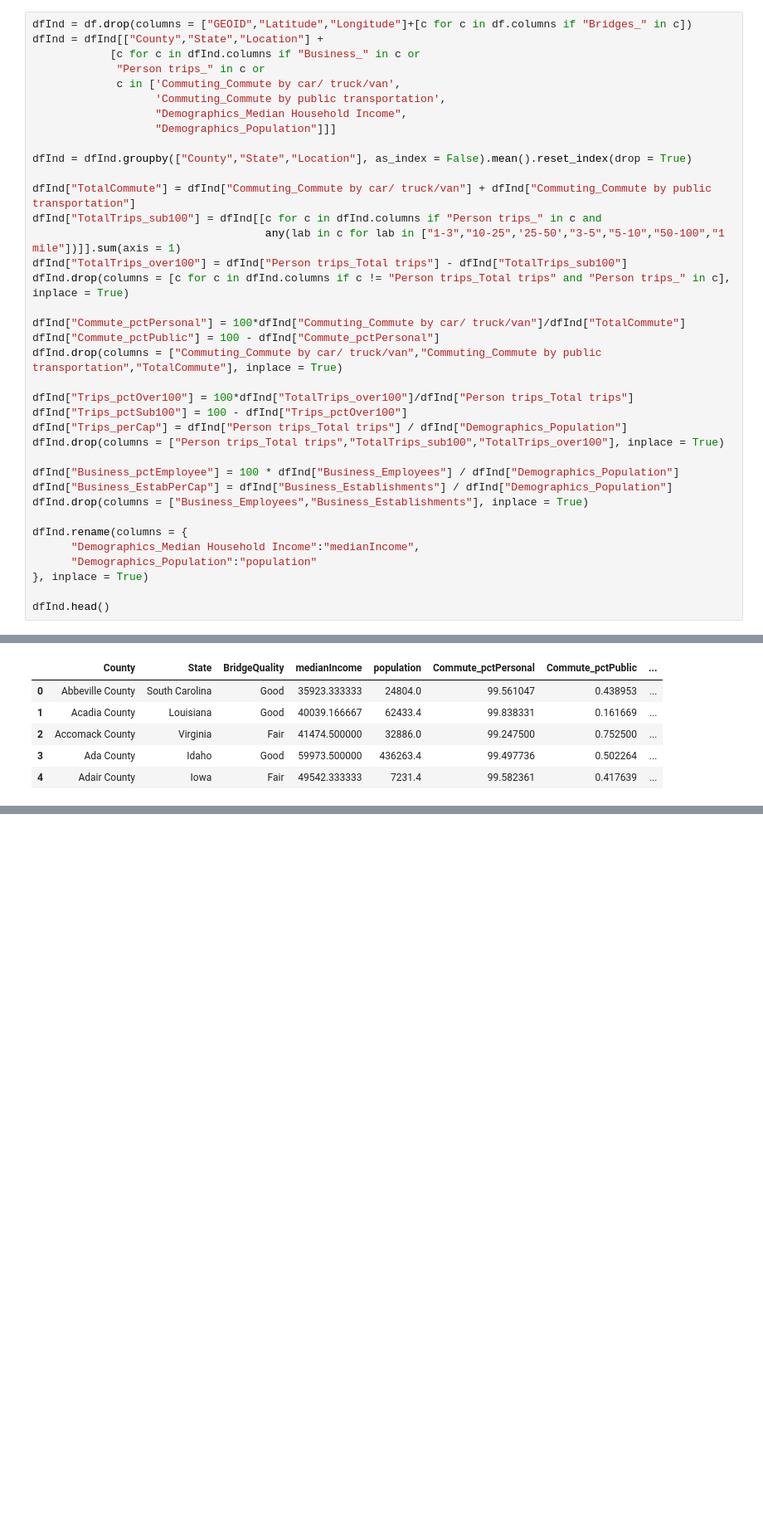
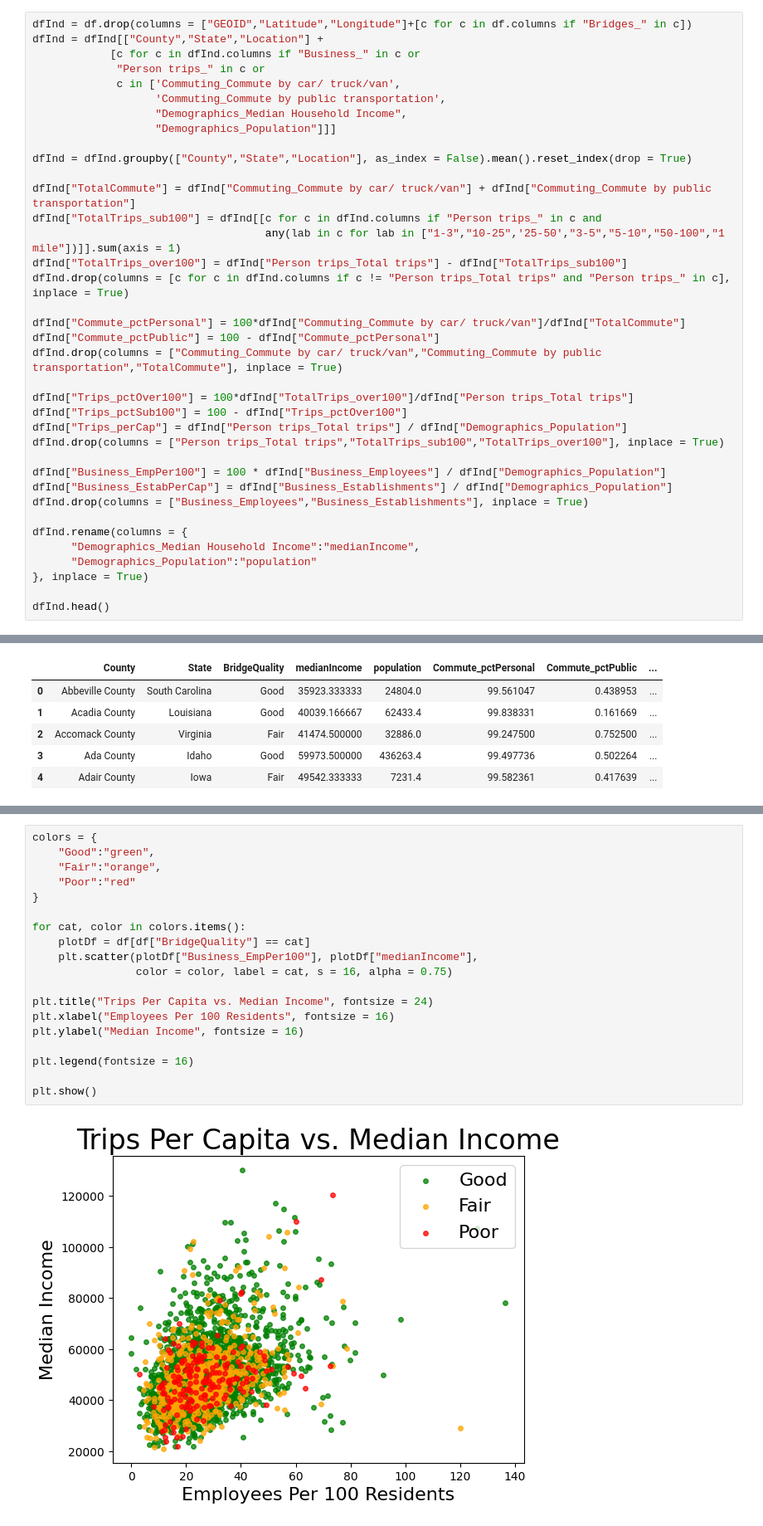
Before and after one commit to rpi11/DSAN5200-final_project, a Jupyter notebook: FinalProject/RICH/compare.ipynb, the cells around one changed output, grey strips where cells are left out. Shown at 83% size. Saved outputs shown, nothing was run; the diff lists cells and outputs as text; blank space fills up the shorter version.

```diff
--- a/FinalProject/RICH/compare.ipynb
+++ b/FinalProject/RICH/compare.ipynb
@@ -72,7 +68,7 @@ dfInd["Trips_pctSub100"] = 100 - dfInd["Trips_pctOver100"]
 dfInd["Trips_perCap"] = dfInd["Person trips_Total trips"] / dfInd["Demographics_Population"]
 dfInd.drop(columns = ["Person trips_Total trips","TotalTrips_sub100","TotalTrips_over100"], inplace = True)
 
-dfInd["Business_pctEmployee"] = 100 * dfInd["Business_Employees"] / dfInd["Demographics_Population"]
+dfInd["Business_EmpPer100"] = 100 * dfInd["Business_Employees"] / dfInd["Demographics_Population"]
 dfInd["Business_EstabPerCap"] = dfInd["Business_Establishments"] / dfInd["Demographics_Population"]
 dfInd.drop(columns = ["Business_Employees","Business_Establishments"], inplace = True)
 
@@ -103,0 +102,21 @@ df.head()
+# %%
+colors = {
+    "Good":"green",
+    "Fair":"orange",
+    "Poor":"red"
+}
+
+for cat, color in colors.items():
+    plotDf = df[df["BridgeQuality"] == cat]
+    plt.scatter(plotDf["Business_EmpPer100"], plotDf["medianIncome"],
+                color = color, label = cat, s = 16, alpha = 0.75)
+
+plt.title("Trips Per Capita vs. Median Income", fontsize = 24)
+plt.xlabel("Employees Per 100 Residents", fontsize = 16)
+plt.ylabel("Median Income", fontsize = 16)
+
+plt.legend(fontsize = 16)
+
+plt.show()
+# %% [output]
+[figure, added]
```
Also changed, not shown: parts of 8 cells of this notebook, 31 other files.
